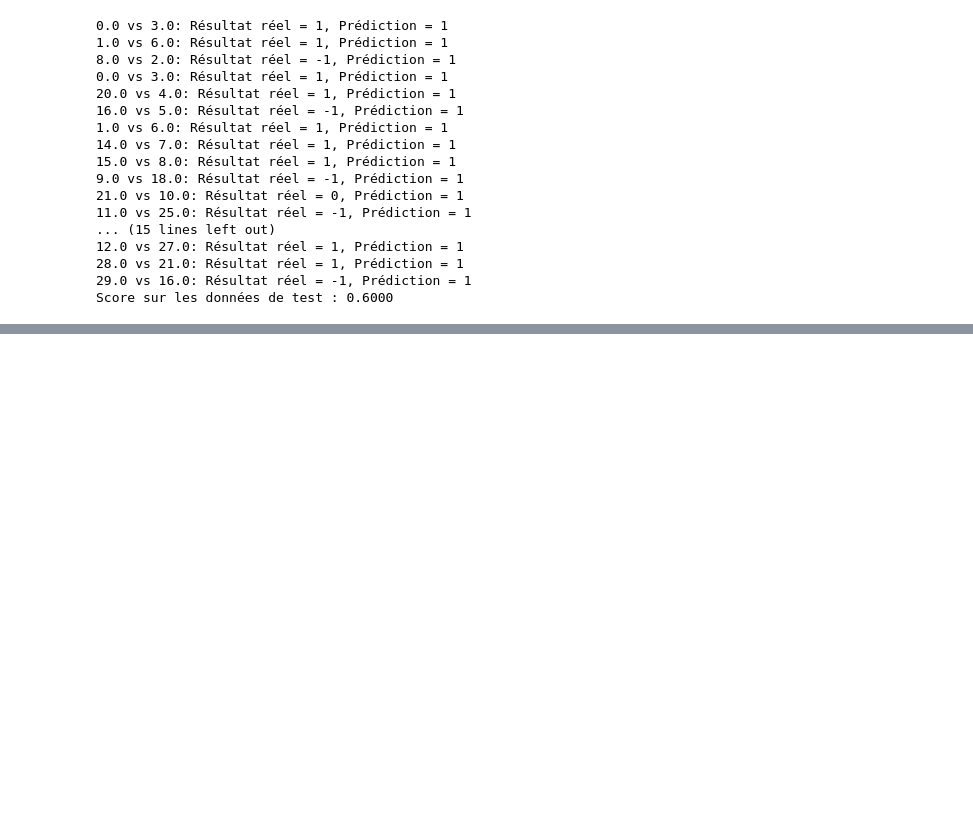
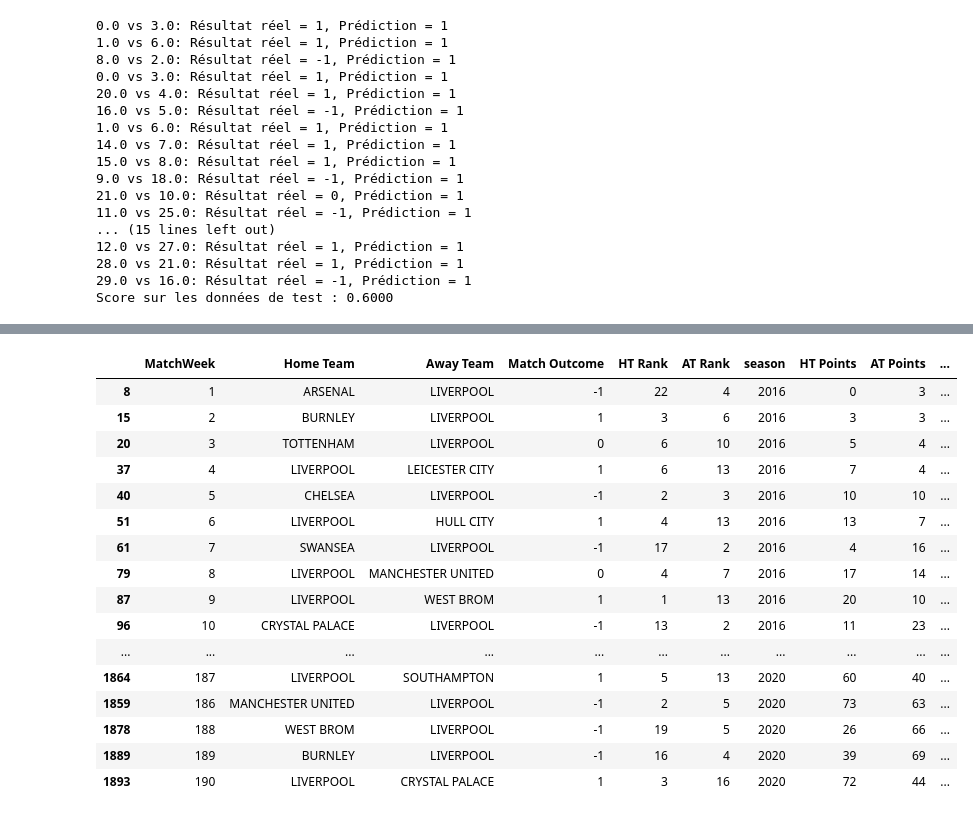
Before and after one commit to SamSamV/Predictions_Match_Outcome, a Jupyter notebook: toma1.ipynb, the cells around one changed output, grey strips where cells are left out. Saved outputs shown, nothing was run; the diff lists cells and outputs as text; code cells hidden in the pictures; blank space fills up the shorter version.

```diff
--- a/toma1.ipynb
+++ b/toma1.ipynb
@@ -807,0 +850,14 @@ Accuracy: 0.5842105263157895
+# %%
+# Séparation des données en ensembles d'entraînement et de test
+X = df[features]
+y = df["Match Outcome"]
+tscv = TimeSeriesSplit(n_splits=5)
+model = RandomForestClassifier(max_depth = 10, min_samples_leaf =  1, min_samples_split = 2, n_estimators =  200)
+accuracy_scores = cross_val_score(model, X, y, cv=tscv)
+
+# Affichage des scores d'exactitude pour chaque groupe d'entraînement/test
+for i, score in enumerate(accuracy_scores):
+    print(f"Accuracy score for group {i+1}: {score:.3f}")
+
+# Affichage de la moyenne des scores d'exactitude
+print(f"Mean accuracy score: {accuracy_scores.mean():.3f}")
@@ -1138,0 +1206,11 @@ teams_ID.sort_values("Team ID")
+# %%
+# Créer un DataFrame avec les colonnes "HT" et "Away Team" de X_test
+teams_encoded = df[["Home Team", "Away Team"]]
+
+# Utiliser l'encodeur pour inverser la transformation sur les colonnes "HT" et "Away Team"
+teams_decoded = encoder.inverse_transform(teams_encoded)
+
+# Remplacer les colonnes "HT" et "Away Team" de X_test avec les noms d'équipe décodés
+df[["Home Team", "Away Team"]] = teams_decoded
+
+# Afficher X_test pour vérifier que les noms d'équipe ont été décodés avec succès
@@ -1138,0 +1301,2 @@ teams_ID.sort_values("Team ID")
+# %%
+hh = add_ranking(df)
@@ -1138,0 +1329,22 @@ teams_ID.sort_values("Team ID")
+# %%
+liverpool_matches = hh[(hh["Home Team"]== get_team(14)) | (hh["Away Team"]== get_team(14)) ]
+# %%
+liverpool_matches[["MatchWeek","Home Team","Away Team", "Match Outcome", "HT Rank", "AT Rank", "season", "HT Points", "AT Points", "HT Prev Points", "AT Prev Points"]]
+# %% [output]
+|  | MatchWeek | Home Team | Away Team | Match Outcome | HT Rank | AT Rank | season | HT Points | AT Points | ... |
+| 8 | 1 | ARSENAL | LIVERPOOL | -1 | 22 | 4 | 2016 | 0 | 3 | ... |
+| 15 | 2 | BURNLEY | LIVERPOOL | 1 | 3 | 6 | 2016 | 3 | 3 | ... |
+| 20 | 3 | TOTTENHAM | LIVERPOOL | 0 | 6 | 10 | 2016 | 5 | 4 | ... |
+| 37 | 4 | LIVERPOOL | LEICESTER CITY | 1 | 6 | 13 | 2016 | 7 | 4 | ... |
+| 40 | 5 | CHELSEA | LIVERPOOL | -1 | 2 | 3 | 2016 | 10 | 10 | ... |
+| 51 | 6 | LIVERPOOL | HULL CITY | 1 | 4 | 13 | 2016 | 13 | 7 | ... |
+| 61 | 7 | SWANSEA | LIVERPOOL | -1 | 17 | 2 | 2016 | 4 | 16 | ... |
+| 79 | 8 | LIVERPOOL | MANCHESTER UNITED | 0 | 4 | 7 | 2016 | 17 | 14 | ... |
+| 87 | 9 | LIVERPOOL | WEST BROM | 1 | 1 | 13 | 2016 | 20 | 10 | ... |
+| 96 | 10 | CRYSTAL PALACE | LIVERPOOL | -1 | 13 | 2 | 2016 | 11 | 23 | ... |
+| ... | ... | ... | ... | ... | ... | ... | ... | ... | ... | ... |
+| 1864 | 187 | LIVERPOOL | SOUTHAMPTON | 1 | 5 | 13 | 2020 | 60 | 40 | ... |
+| 1859 | 186 | MANCHESTER UNITED | LIVERPOOL | -1 | 2 | 5 | 2020 | 73 | 63 | ... |
+| 1878 | 188 | WEST BROM | LIVERPOOL | -1 | 19 | 5 | 2020 | 26 | 66 | ... |
+| 1889 | 189 | BURNLEY | LIVERPOOL | -1 | 16 | 4 | 2020 | 39 | 69 | ... |
+| 1893 | 190 | LIVERPOOL | CRYSTAL PALACE | 1 | 3 | 16 | 2020 | 72 | 44 | ... |
```
Also changed, not shown: parts of 49 cells of this notebook, 2 other files.
